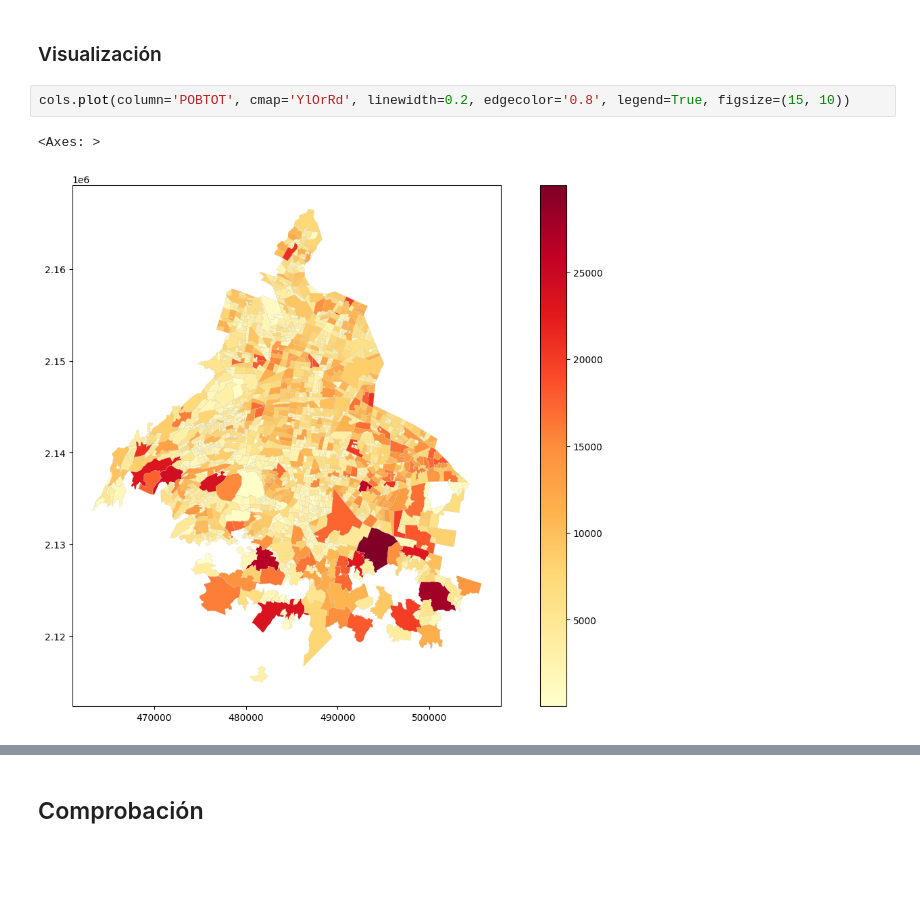
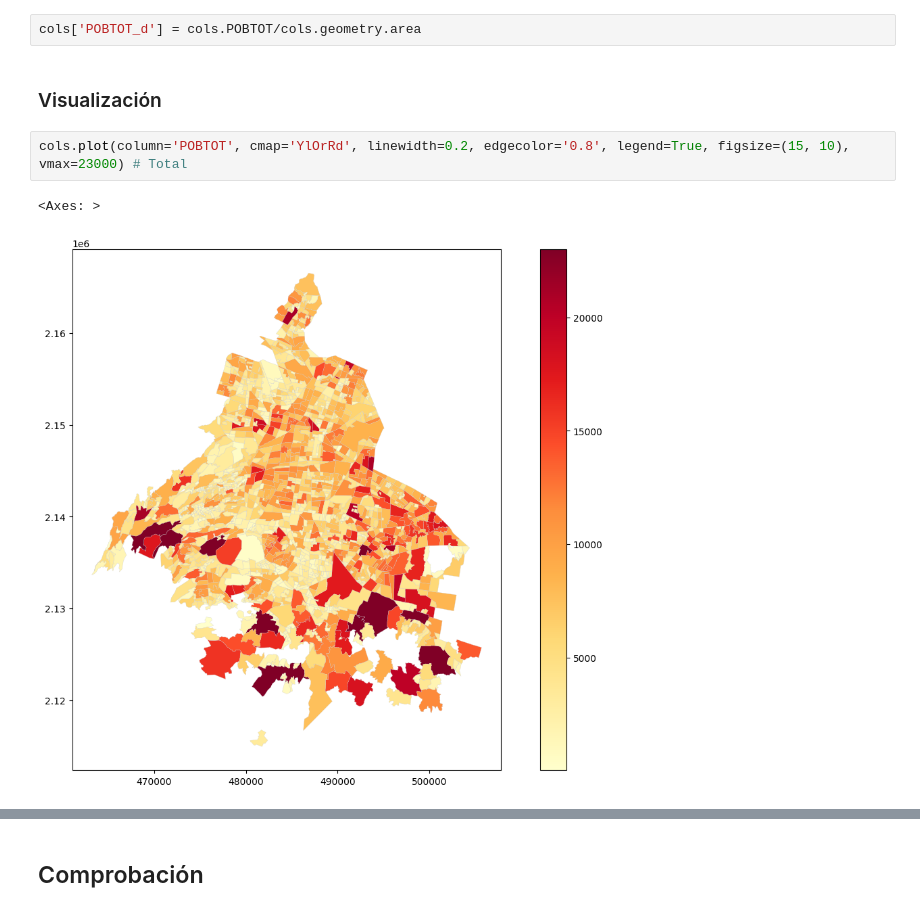
Before and after one commit to rulas99/colonias_cdmx, a Jupyter notebook: colonias_manzanas.ipynb, the cells around one changed output, grey strips where cells are left out. Drawn from its saved outputs; the diff is of its cells as text; blank space fills up the shorter version.

```diff
--- a/colonias_manzanas.ipynb
+++ b/colonias_manzanas.ipynb
@@ -35,10 +42,12 @@ cols_pob = merge(cols_man[['cve_col','colonia','CVEGEO','geometry']],censo[['CVE
 cols_pob = cols_pob.groupby(['cve_col','colonia']).POBTOT.sum().reset_index() # Agrupamos por colonia y sumamos
 
 cols = merge(cols, cols_pob, on=['cve_col','colonia']) # Base final
+# %%
+cols['POBTOT_d'] = cols.POBTOT/cols.geometry.area
 # %% [markdown]
 ### Visualización
 # %%
-cols.plot(column='POBTOT', cmap='YlOrRd', linewidth=0.2, edgecolor='0.8', legend=True, figsize=(15, 10))
+cols.plot(column='POBTOT', cmap='YlOrRd', linewidth=0.2, edgecolor='0.8', legend=True, figsize=(15, 10), vmax=23000) # Total
 # %% [output]
 <Axes: >
-[figure, old version]
+[figure, new version]
```
Also changed, not shown: parts of 2 cells of this notebook.
